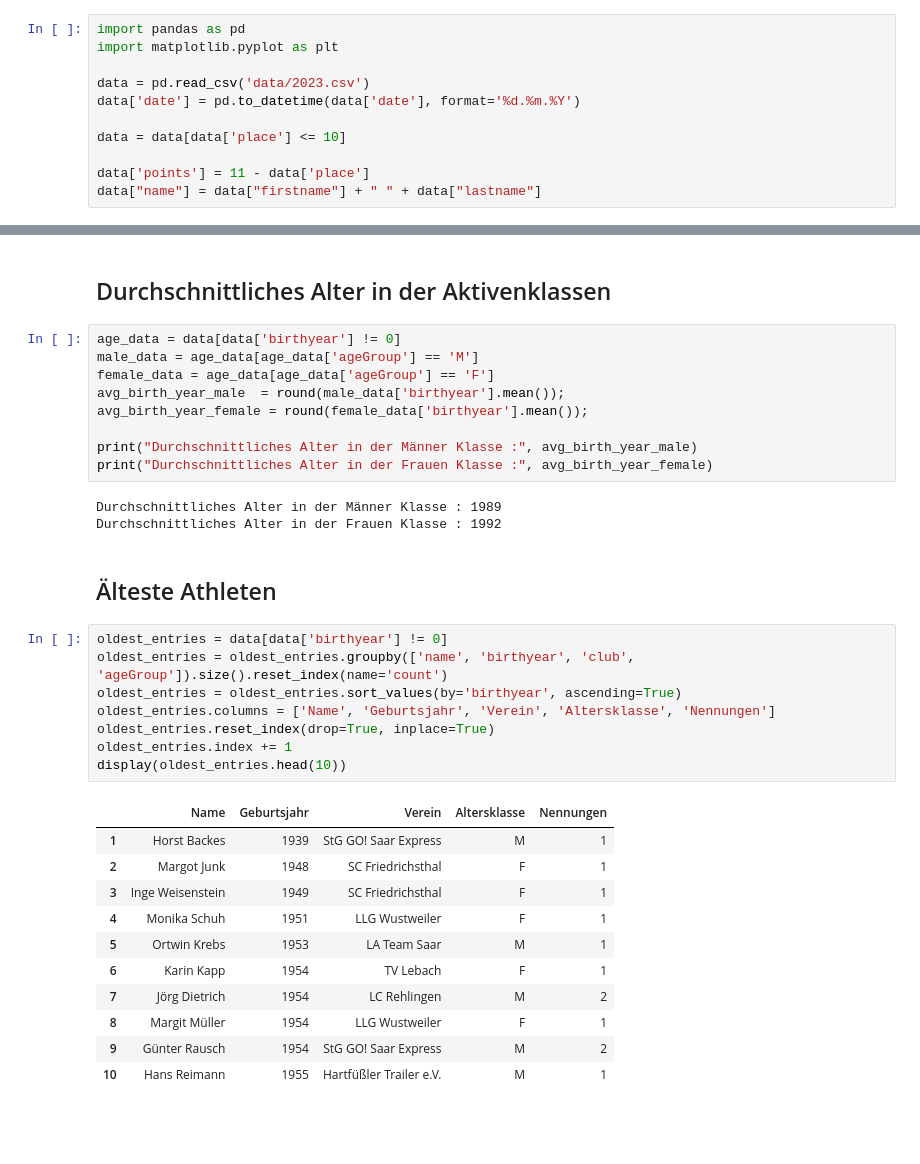
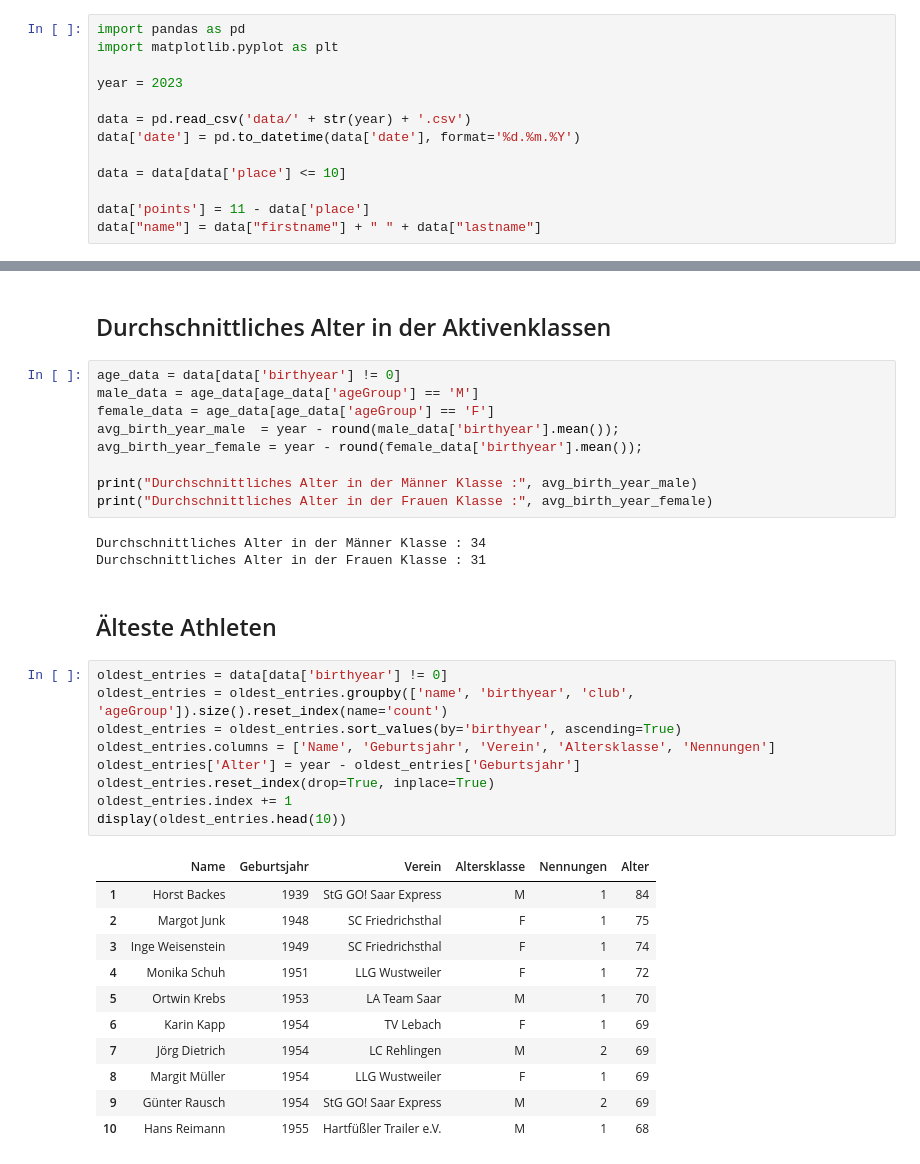
Before and after one commit to nimarion/slb, a Jupyter notebook: top10.ipynb, the cells around one changed output, grey strips where cells are left out. Saved outputs shown, nothing was run; the diff lists cells and outputs as text; blank space fills up the shorter version.

```diff
--- a/top10.ipynb
+++ b/top10.ipynb
@@ -2,7 +2,9 @@
 import pandas as pd
 import matplotlib.pyplot as plt
 
-data = pd.read_csv('data/2023.csv')
+year = 2023
+
+data = pd.read_csv('data/' + str(year) + '.csv')
 data['date'] = pd.to_datetime(data['date'], format='%d.%m.%Y')
 
 data = data[data['place'] <= 10]
@@ -117,33 +156,34 @@ display(top_10_point_locations.head(10))
 age_data = data[data['birthyear'] != 0]
 male_data = age_data[age_data['ageGroup'] == 'M']
 female_data = age_data[age_data['ageGroup'] == 'F']
-avg_birth_year_male  = round(male_data['birthyear'].mean());
-avg_birth_year_female = round(female_data['birthyear'].mean());
+avg_birth_year_male  = year - round(male_data['birthyear'].mean());
+avg_birth_year_female = year - round(female_data['birthyear'].mean());
 
 print("Durchschnittliches Alter in der Männer Klasse :", avg_birth_year_male)
 print("Durchschnittliches Alter in der Frauen Klasse :", avg_birth_year_female)
 # %% [output]
-Durchschnittliches Alter in der Männer Klasse : 1989
-Durchschnittliches Alter in der Frauen Klasse : 1992
+Durchschnittliches Alter in der Männer Klasse : 34
+Durchschnittliches Alter in der Frauen Klasse : 31
 # %% [markdown]
 ## Älteste Athleten
 # %%
 oldest_entries = data[data['birthyear'] != 0]
 oldest_entries = oldest_entries.groupby(['name', 'birthyear', 'club', 'ageGroup']).size().reset_index(name='count')
 oldest_entries = oldest_entries.sort_values(by='birthyear', ascending=True)
 oldest_entries.columns = ['Name', 'Geburtsjahr', 'Verein', 'Altersklasse', 'Nennungen']
+oldest_entries['Alter'] = year - oldest_entries['Geburtsjahr']
 oldest_entries.reset_index(drop=True, inplace=True)
 oldest_entries.index += 1
 display(oldest_entries.head(10))
 # %% [output]
-|  | Name | Geburtsjahr | Verein | Altersklasse | Nennungen |
-| 1 | Horst Backes | 1939 | StG GO! Saar Express | M | 1 |
-| 2 | Margot Junk | 1948 | SC Friedrichsthal | F | 1 |
-| 3 | Inge Weisenstein | 1949 | SC Friedrichsthal | F | 1 |
-| 4 | Monika Schuh | 1951 | LLG Wustweiler | F | 1 |
-| 5 | Ortwin Krebs | 1953 | LA Team Saar | M | 1 |
-| 6 | Karin Kapp | 1954 | TV Lebach | F | 1 |
-| 7 | Jörg Dietrich | 1954 | LC Rehlingen | M | 2 |
-| 8 | Margit Müller | 1954 | LLG Wustweiler | F | 1 |
-| 9 | Günter Rausch | 1954 | StG GO! Saar Express | M | 2 |
-| 10 | Hans Reimann | 1955 | Hartfüßler Trailer e.V. | M | 1 |
+|  | Name | Geburtsjahr | Verein | Altersklasse | Nennungen | Alter |
+| 1 | Horst Backes | 1939 | StG GO! Saar Express | M | 1 | 84 |
+| 2 | Margot Junk | 1948 | SC Friedrichsthal | F | 1 | 75 |
+| 3 | Inge Weisenstein | 1949 | SC Friedrichsthal | F | 1 | 74 |
+| 4 | Monika Schuh | 1951 | LLG Wustweiler | F | 1 | 72 |
+| 5 | Ortwin Krebs | 1953 | LA Team Saar | M | 1 | 70 |
+| 6 | Karin Kapp | 1954 | TV Lebach | F | 1 | 69 |
+| 7 | Jörg Dietrich | 1954 | LC Rehlingen | M | 2 | 69 |
+| 8 | Margit Müller | 1954 | LLG Wustweiler | F | 1 | 69 |
+| 9 | Günter Rausch | 1954 | StG GO! Saar Express | M | 2 | 69 |
+| 10 | Hans Reimann | 1955 | Hartfüßler Trailer e.V. | M | 1 | 68 |
```
Also changed, not shown: parts of 2 cells of this notebook, 1 other file.
